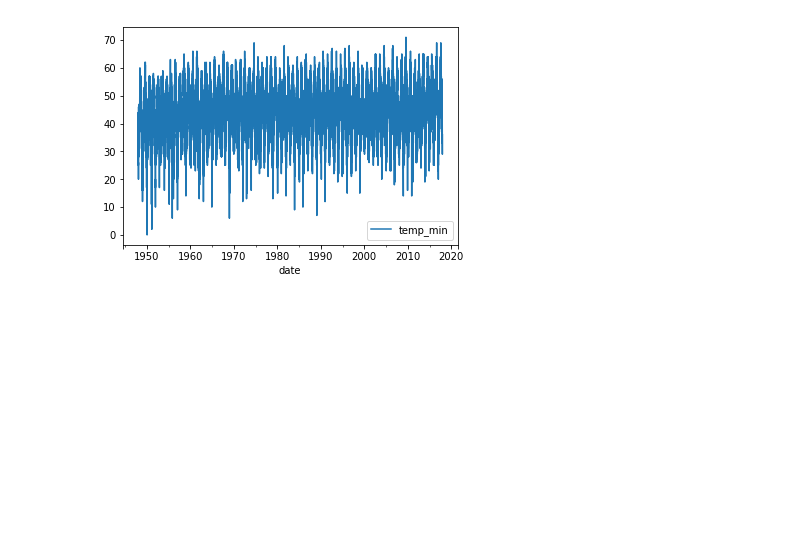
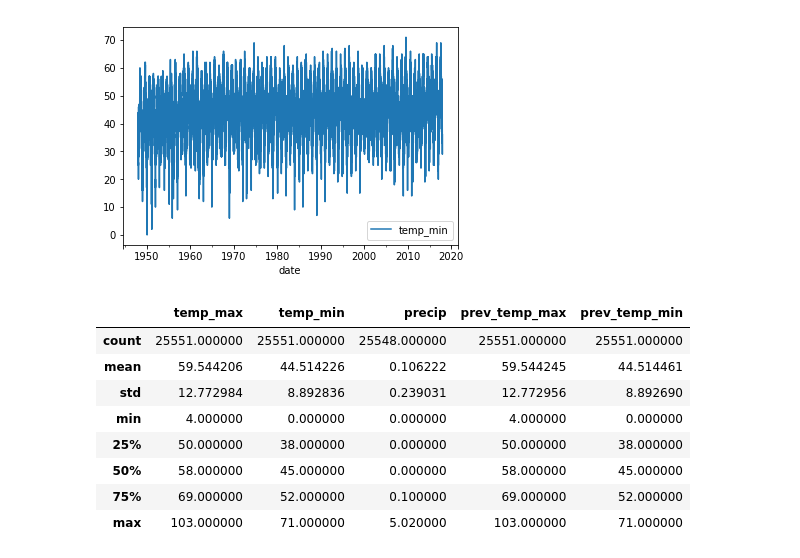
Before and after one commit to grandquista/grandquista.github.io, a Jupyter notebook: _posts/Seattle weather.ipynb, the cells around one changed output. Cells and saved outputs as stored; diff of their text form; code cells hidden in the pictures; blank space fills up the shorter version.

```diff
--- a/_posts/Seattle weather.ipynb
+++ b/_posts/Seattle weather.ipynb
@@ -26,3 +45,15 @@ data.plot(x='date', y='temp_min')
 # %% [output]
 <matplotlib.axes._subplots.AxesSubplot at 0x...>
 [figure]
+# %%
+data.describe()
+# %% [output]
+|  | temp_max | temp_min | precip | prev_temp_max | prev_temp_min |
+| count | 25551.000000 | 25551.000000 | 25548.000000 | 25551.000000 | 25551.000000 |
+| mean | 59.544206 | 44.514226 | 0.106222 | 59.544245 | 44.514461 |
+| std | 12.772984 | 8.892836 | 0.239031 | 12.772956 | 8.892690 |
+| min | 4.000000 | 0.000000 | 0.000000 | 4.000000 | 0.000000 |
+| 25% | 50.000000 | 38.000000 | 0.000000 | 50.000000 | 38.000000 |
+| 50% | 58.000000 | 45.000000 | 0.000000 | 58.000000 | 45.000000 |
+| 75% | 69.000000 | 52.000000 | 0.100000 | 69.000000 | 52.000000 |
+| max | 103.000000 | 71.000000 | 5.020000 | 103.000000 | 71.000000 |
```
Also changed, not shown: parts of 7 cells of this notebook, 4 other files.
